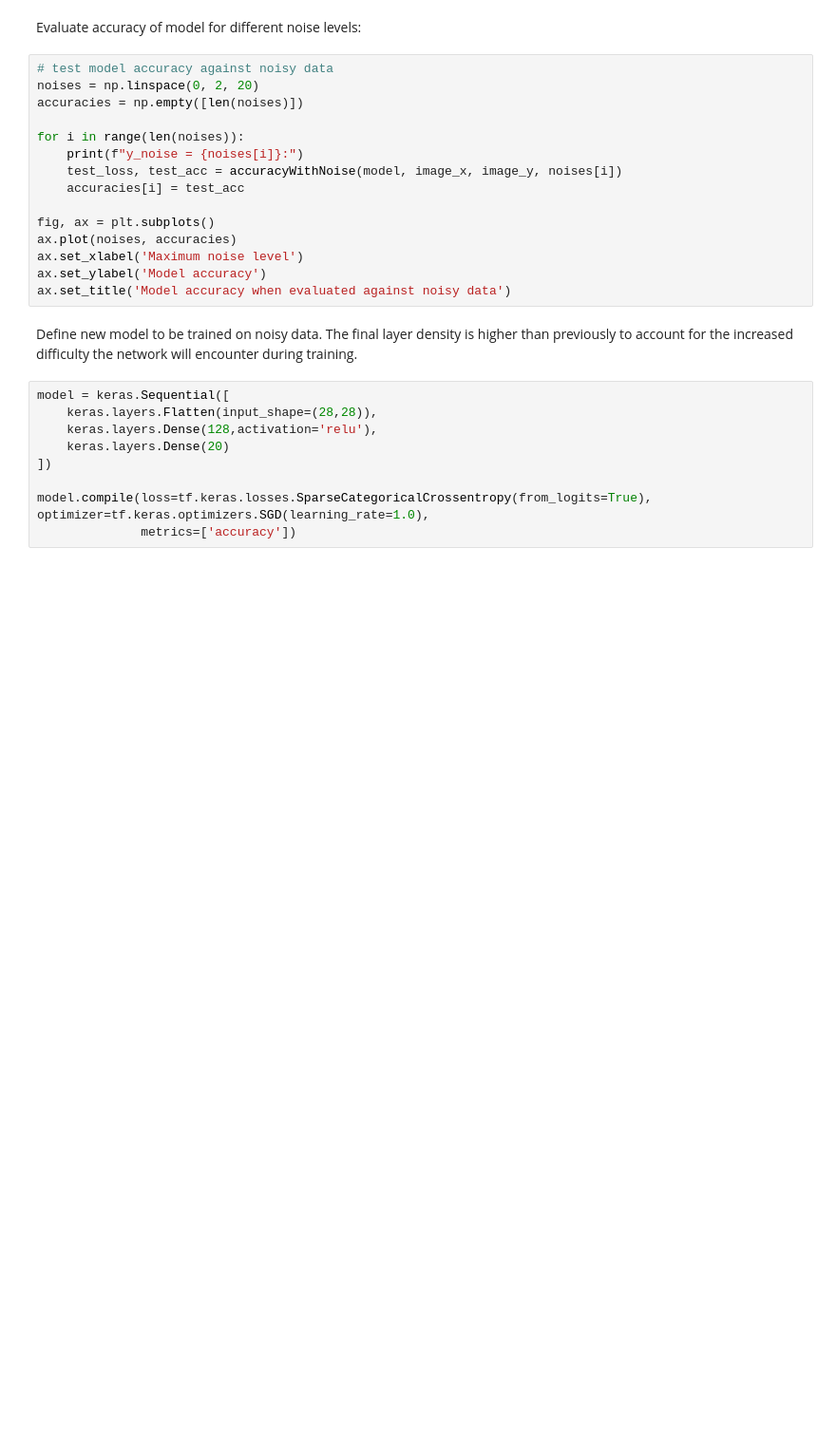
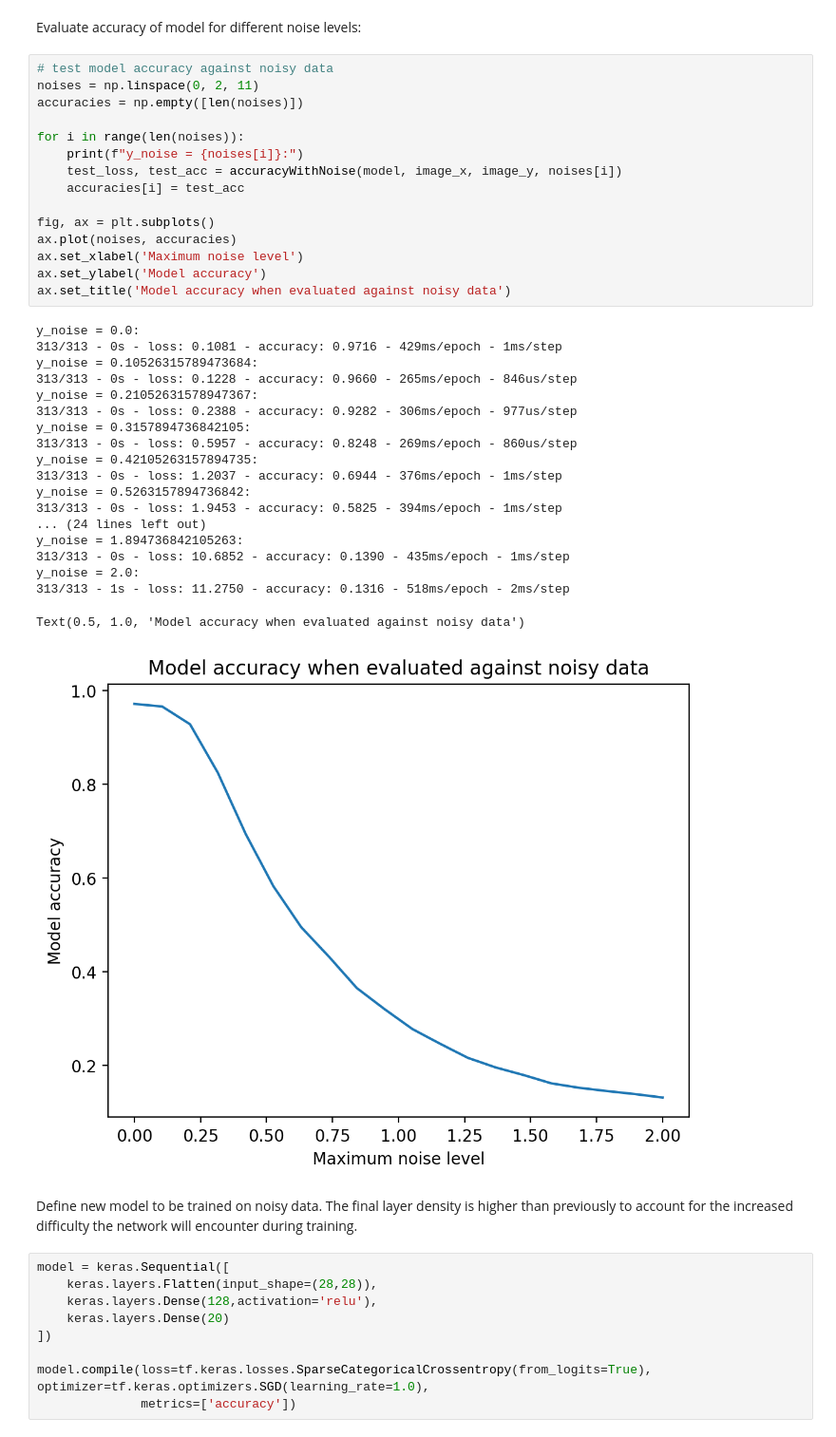
Before and after one commit to rhtweedie/ml_assignments, a Jupyter notebook: ImageRecognition.ipynb, the cells around one changed output. Shown at 95% size. Drawn from its saved outputs; the diff is of its cells as text; blank space fills up the shorter version.

```diff
--- a/ImageRecognition.ipynb
+++ b/ImageRecognition.ipynb
@@ -133,19 +175,39 @@ history = model.fit(train_images, train_labels, batch_size=100, epochs=10)
 Evaluate accuracy of model for different noise levels:
 # %%
 # test model accuracy against noisy data
-noises = np.linspace(0, 2, 20)
+noises = np.linspace(0, 2, 11)
 accuracies = np.empty([len(noises)])
 
 for i in range(len(noises)):
     print(f"y_noise = {noises[i]}:")
     test_loss, test_acc = accuracyWithNoise(model, image_x, image_y, noises[i])
     accuracies[i] = test_acc
 
 fig, ax = plt.subplots()
 ax.plot(noises, accuracies)
 ax.set_xlabel('Maximum noise level')
 ax.set_ylabel('Model accuracy')
 ax.set_title('Model accuracy when evaluated against noisy data')
+# %% [output]
+y_noise = 0.0:
+313/313 - 0s - loss: 0.1081 - accuracy: 0.9716 - 429ms/epoch - 1ms/step
+y_noise = 0.10526315789473684:
+313/313 - 0s - loss: 0.1228 - accuracy: 0.9660 - 265ms/epoch - 846us/step
+y_noise = 0.21052631578947367:
+313/313 - 0s - loss: 0.2388 - accuracy: 0.9282 - 306ms/epoch - 977us/step
+y_noise = 0.3157894736842105:
+313/313 - 0s - loss: 0.5957 - accuracy: 0.8248 - 269ms/epoch - 860us/step
+y_noise = 0.42105263157894735:
+313/313 - 0s - loss: 1.2037 - accuracy: 0.6944 - 376ms/epoch - 1ms/step
+y_noise = 0.5263157894736842:
+313/313 - 0s - loss: 1.9453 - accuracy: 0.5825 - 394ms/epoch - 1ms/step
+... (24 lines left out)
+y_noise = 1.894736842105263:
+313/313 - 0s - loss: 10.6852 - accuracy: 0.1390 - 435ms/epoch - 1ms/step
+y_noise = 2.0:
+313/313 - 1s - loss: 11.2750 - accuracy: 0.1316 - 518ms/epoch - 2ms/step
+Text(0.5, 1.0, 'Model accuracy when evaluated against noisy data')
+[figure, added]
 # %% [markdown]
 Define new model to be trained on noisy data. The final layer density is higher than previously to account for the increased difficulty the network will encounter during training.
 # %%
```
Also changed, not shown: parts of 9 cells of this notebook.
